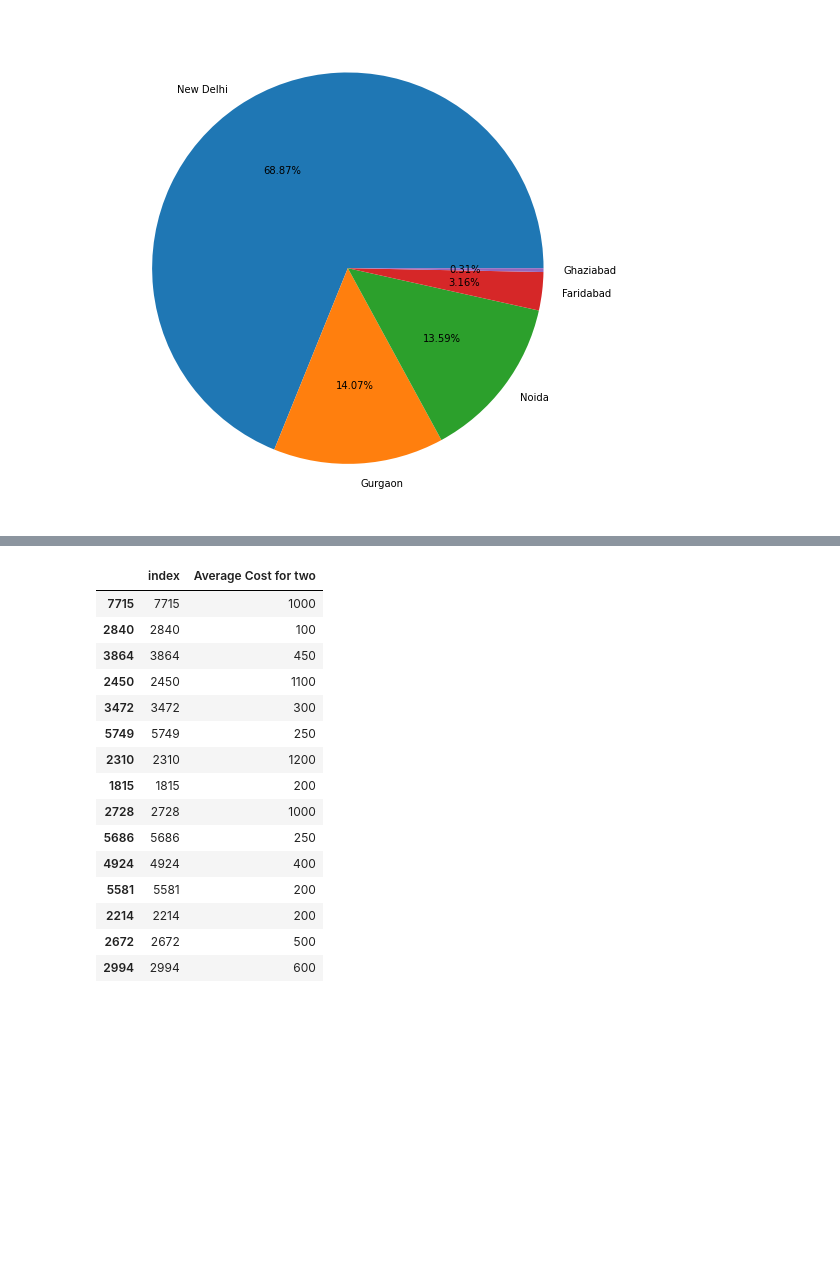
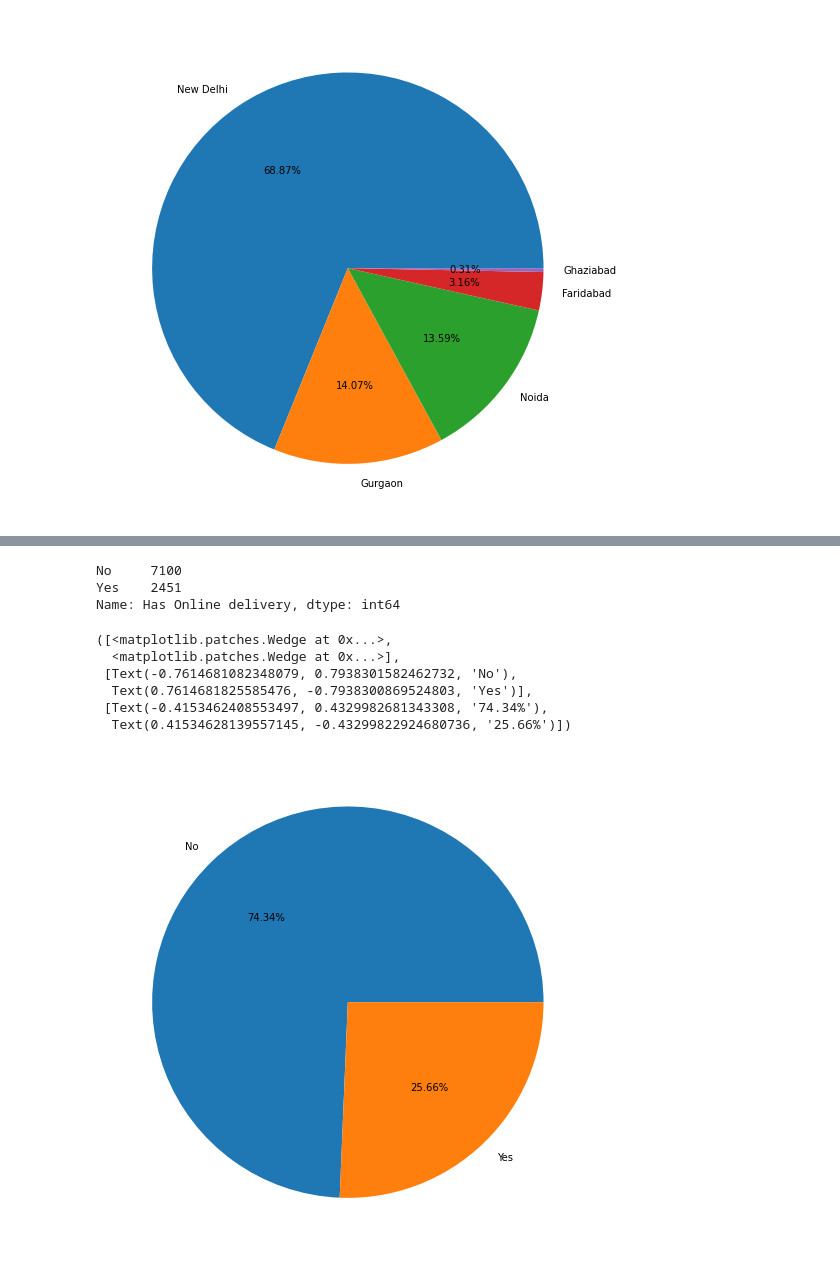
Before and after one commit to chwasiq0569/EDA-Zomato-Dataset, a Jupyter notebook: EDA_Zomato_Dataset.ipynb, the cells around one changed output, grey strips where cells are left out. Saved outputs shown, nothing was run; the diff lists cells and outputs as text; code cells hidden in the pictures; blank space fills up the shorter version.

```diff
--- a/EDA_Zomato_Dataset.ipynb
+++ b/EDA_Zomato_Dataset.ipynb
@@ -278,19 +283,16 @@ final_df['Has Online delivery'].reset_index().head(25)
-# %%
-final_df['Average Cost for two'].reset_index().sample(15)
-# %% [output]
-|  | index | Average Cost for two |
-| 7715 | 7715 | 1000 |
-| 2840 | 2840 | 100 |
-| 3864 | 3864 | 450 |
-| 2450 | 2450 | 1100 |
-| 3472 | 3472 | 300 |
-| 5749 | 5749 | 250 |
-| 2310 | 2310 | 1200 |
-| 1815 | 1815 | 200 |
-| 2728 | 2728 | 1000 |
-| 5686 | 5686 | 250 |
-| 4924 | 4924 | 400 |
-| 5581 | 5581 | 200 |
-| 2214 | 2214 | 200 |
-| 2672 | 2672 | 500 |
-| 2994 | 2994 | 600 |
+# %%
+final_df['Has Online delivery'].value_counts()
+# %% [output]
+No     7100
+Yes    2451
+Name: Has Online delivery, dtype: int64
+# %%
+plt.pie(final_df['Has Online delivery'].value_counts().values, labels=final_df['Has Online delivery'].value_counts().index, autopct='%1.2f%%')
+# %% [output]
+([<matplotlib.patches.Wedge at 0x...>,
+  <matplotlib.patches.Wedge at 0x...>],
+ [Text(-0.7614681082348079, 0.7938301582462732, 'No'),
+  Text(0.7614681825585476, -0.7938300869524803, 'Yes')],
+ [Text(-0.4153462408553497, 0.4329982681343308, '74.34%'),
+  Text(0.41534628139557145, -0.43299822924680736, '25.66%')])
+[figure, added]
```
Also changed, not shown: parts of 13 cells of this notebook.
